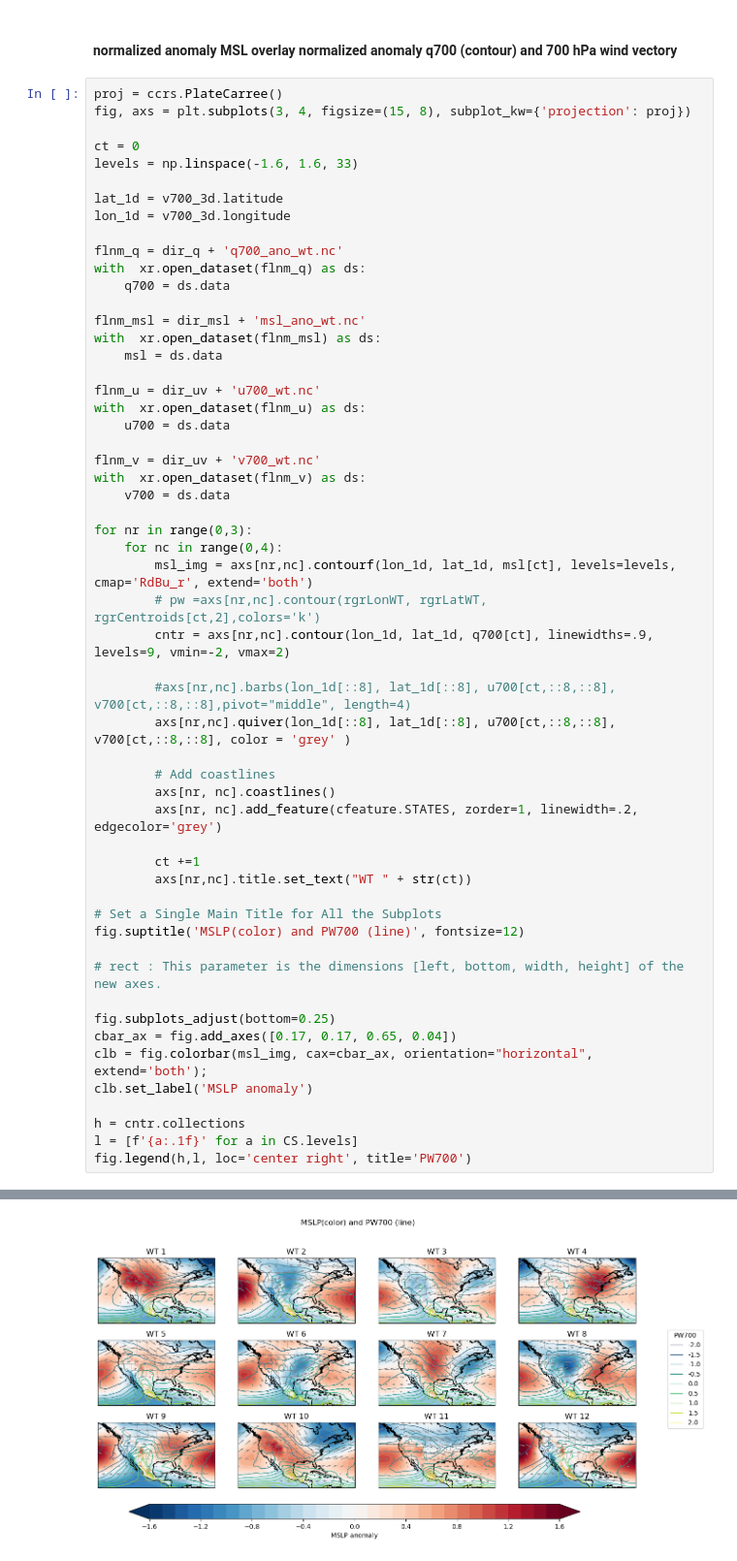
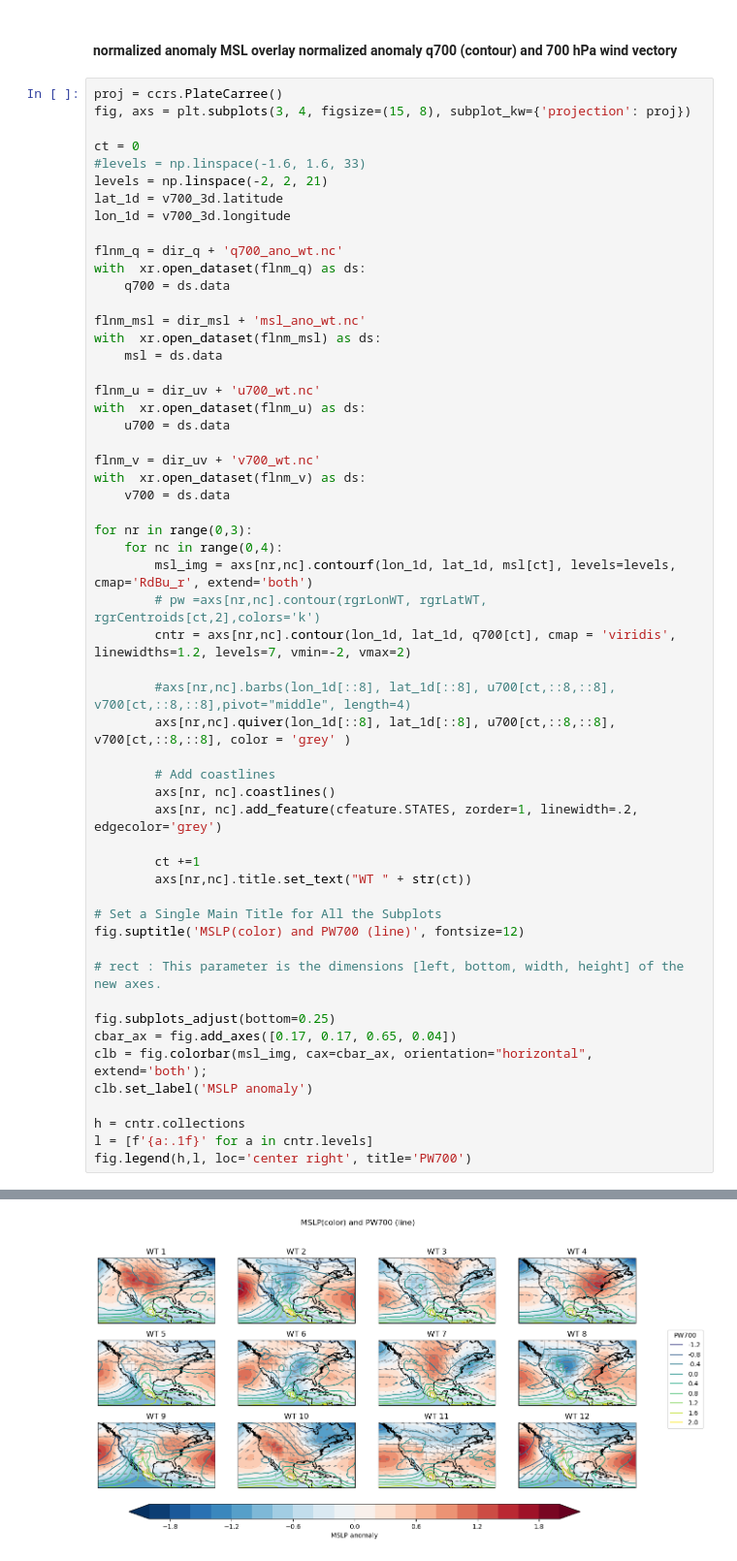
Before and after one commit to ming80302/COEXIST, a Jupyter notebook: qmsl_wt_ERAI.ipynb, the cells around one changed output, grey strips where cells are left out. Shown at 97% size. Saved outputs shown, nothing was run; the diff lists cells and outputs as text.

```diff
--- a/qmsl_wt_ERAI.ipynb
+++ b/qmsl_wt_ERAI.ipynb
@@ -222,8 +222,8 @@ proj = ccrs.PlateCarree()
 fig, axs = plt.subplots(3, 4, figsize=(15, 8), subplot_kw={'projection': proj})
 
 ct = 0
-levels = np.linspace(-1.6, 1.6, 33)
-
+#levels = np.linspace(-1.6, 1.6, 33)
+levels = np.linspace(-2, 2, 21)
 lat_1d = v700_3d.latitude
 lon_1d = v700_3d.longitude
 
@@ -245,33 +245,33 @@ with  xr.open_dataset(flnm_v) as ds:
 
 for nr in range(0,3):
     for nc in range(0,4):
         msl_img = axs[nr,nc].contourf(lon_1d, lat_1d, msl[ct], levels=levels, cmap='RdBu_r', extend='both')
         # pw =axs[nr,nc].contour(rgrLonWT, rgrLatWT, rgrCentroids[ct,2],colors='k')
-        cntr = axs[nr,nc].contour(lon_1d, lat_1d, q700[ct], linewidths=.9, levels=9, vmin=-2, vmax=2)
+        cntr = axs[nr,nc].contour(lon_1d, lat_1d, q700[ct], cmap = 'viridis', linewidths=1.2, levels=7, vmin=-2, vmax=2)
 
         #axs[nr,nc].barbs(lon_1d[::8], lat_1d[::8], u700[ct,::8,::8], v700[ct,::8,::8],pivot="middle", length=4)
         axs[nr,nc].quiver(lon_1d[::8], lat_1d[::8], u700[ct,::8,::8], v700[ct,::8,::8], color = 'grey' )
 
         # Add coastlines
         axs[nr, nc].coastlines()
         axs[nr, nc].add_feature(cfeature.STATES, zorder=1, linewidth=.2, edgecolor='grey')
 
         ct +=1
         axs[nr,nc].title.set_text("WT " + str(ct))
 
 # Set a Single Main Title for All the Subplots
 fig.suptitle('MSLP(color) and PW700 (line)', fontsize=12)
 
 # rect : This parameter is the dimensions [left, bottom, width, height] of the new axes.
 
 fig.subplots_adjust(bottom=0.25)
 cbar_ax = fig.add_axes([0.17, 0.17, 0.65, 0.04])
 clb = fig.colorbar(msl_img, cax=cbar_ax, orientation="horizontal", extend='both');
 clb.set_label('MSLP anomaly')
 
 h = cntr.collections
-l = [f'{a:.1f}' for a in CS.levels]
+l = [f'{a:.1f}' for a in cntr.levels]
 fig.legend(h,l, loc='center right', title='PW700')
 # %% [output]
 <matplotlib.legend.Legend at 0x...>
-[figure, old version]
+[figure, new version]
```
Also changed, not shown: parts of 3 cells of this notebook, 1 other file.
